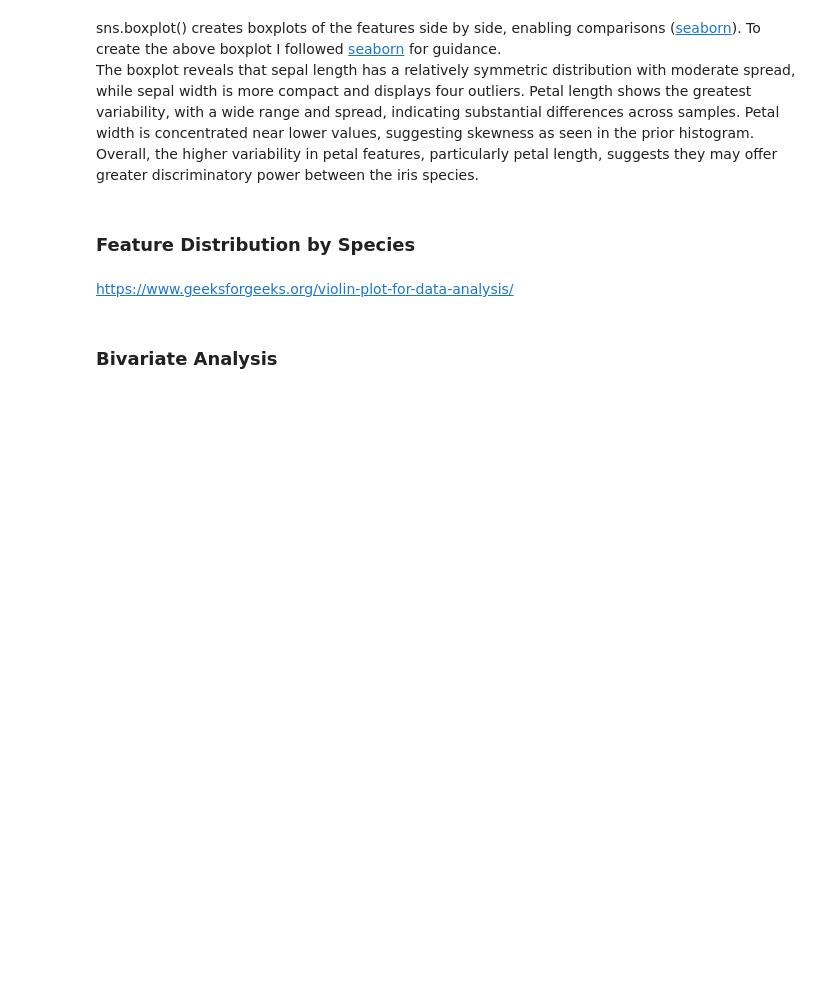
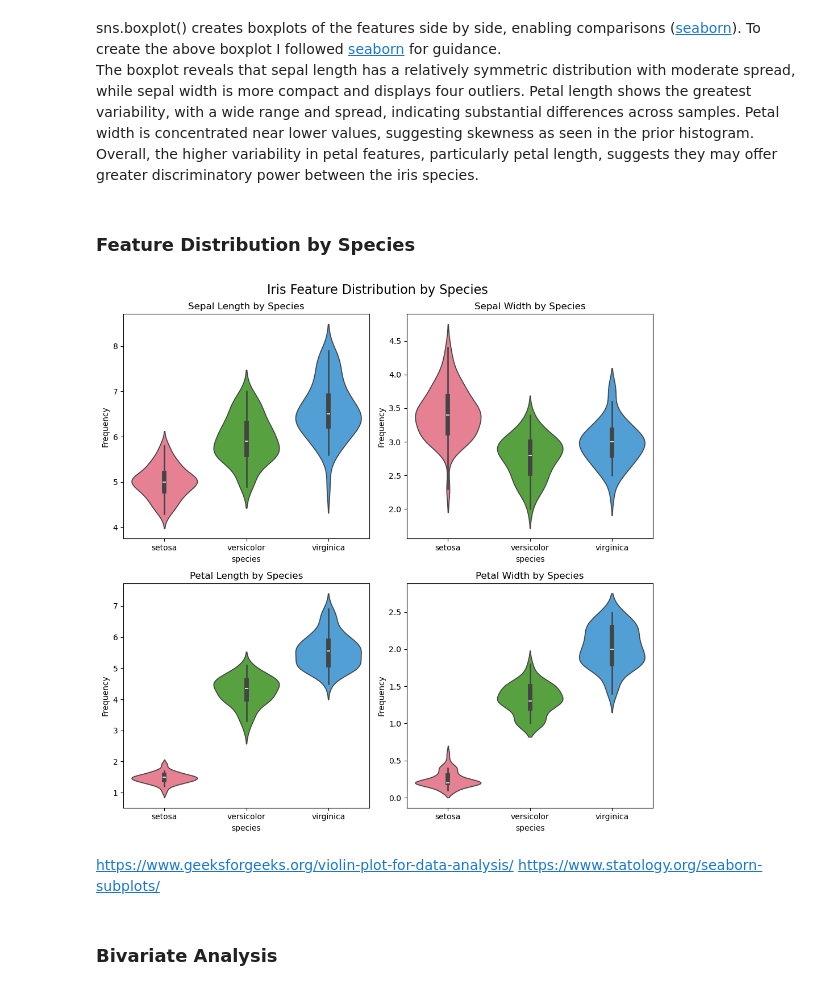
Before and after one commit to NibnabCodes/pands_project, a Jupyter notebook: investigations.ipynb, the cells around one changed output. Saved outputs shown, nothing was run; the diff lists cells and outputs as text; code cells hidden in the pictures; blank space fills up the shorter version.

Commit message:
added violin plots for features by species

```diff
--- a/investigations.ipynb
+++ b/investigations.ipynb
@@ -197,5 +195,36 @@ The boxplot reveals that sepal length has a relatively symmetric distribution wi
+# %%
+# Create violin plots of each feature by species
+
+# Create subplots
+fig, axes = plt.subplots(2, 2, figsize=(10, 10))
+
+# Add subplot title
+fig.suptitle("Iris Feature Distribution by Species", fontsize=16)
+
+# Create violin plots for each feature & add titles
+sns.violinplot(x='species', y='sepal_length', data=iris, ax=axes[0, 0], hue='species', palette="husl")
+axes[0, 0].set_ylabel("Frequency")
+axes[0, 0].set_title("Sepal Length by Species")
+
+sns.violinplot(x='species', y='sepal_width', data=iris, ax=axes[0, 1], hue='species', palette="husl")
+axes[0, 1].set_ylabel("Frequency")
+axes[0, 1].set_title("Sepal Width by Species")
+
+sns.violinplot(x='species', y='petal_length', data=iris, ax=axes[1, 0], hue='species', palette="husl")
+axes[1, 0].set_ylabel("Frequency")
+axes[1, 0].set_title("Petal Length by Species")
+
+sns.violinplot(x='species', y='petal_width', data=iris, ax=axes[1, 1], hue='species', palette="husl")
+axes[1, 1].set_ylabel("Frequency")
+axes[1, 1].set_title("Petal Width by Species")
+
+
+# Adjust layout
+plt.tight_layout()
+# %% [output]
+[figure, added]
 # %% [markdown]
-https://www.geeksforgeeks.org/violin-plot-for-data-analysis/
+https://www.geeksforgeeks.org/violin-plot-for-data-analysis/ https://www.statology.org/seaborn-subplots/
 # %% [markdown]
 ### Bivariate Analysis
 # %% [markdown]
```
Also changed, not shown: parts of 2 cells of this notebook, 1 other file.
